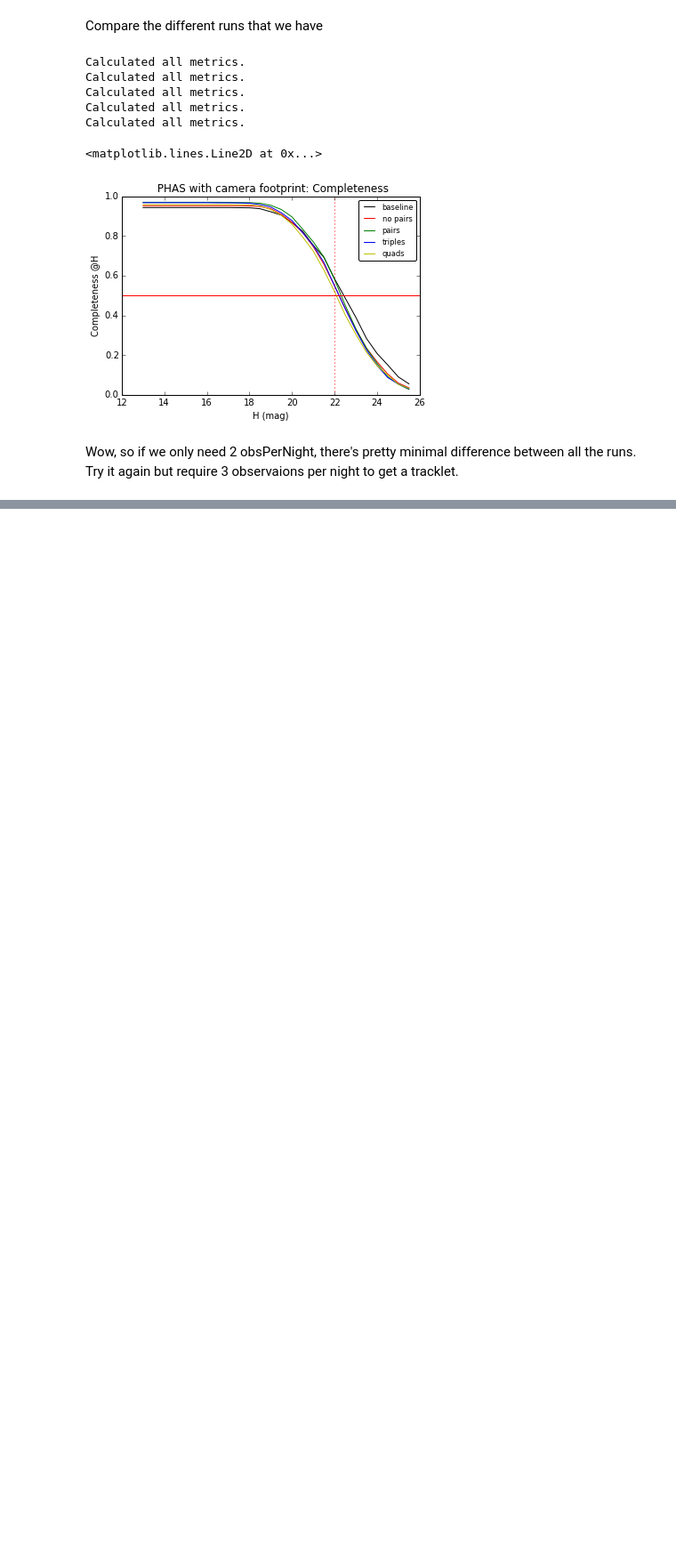
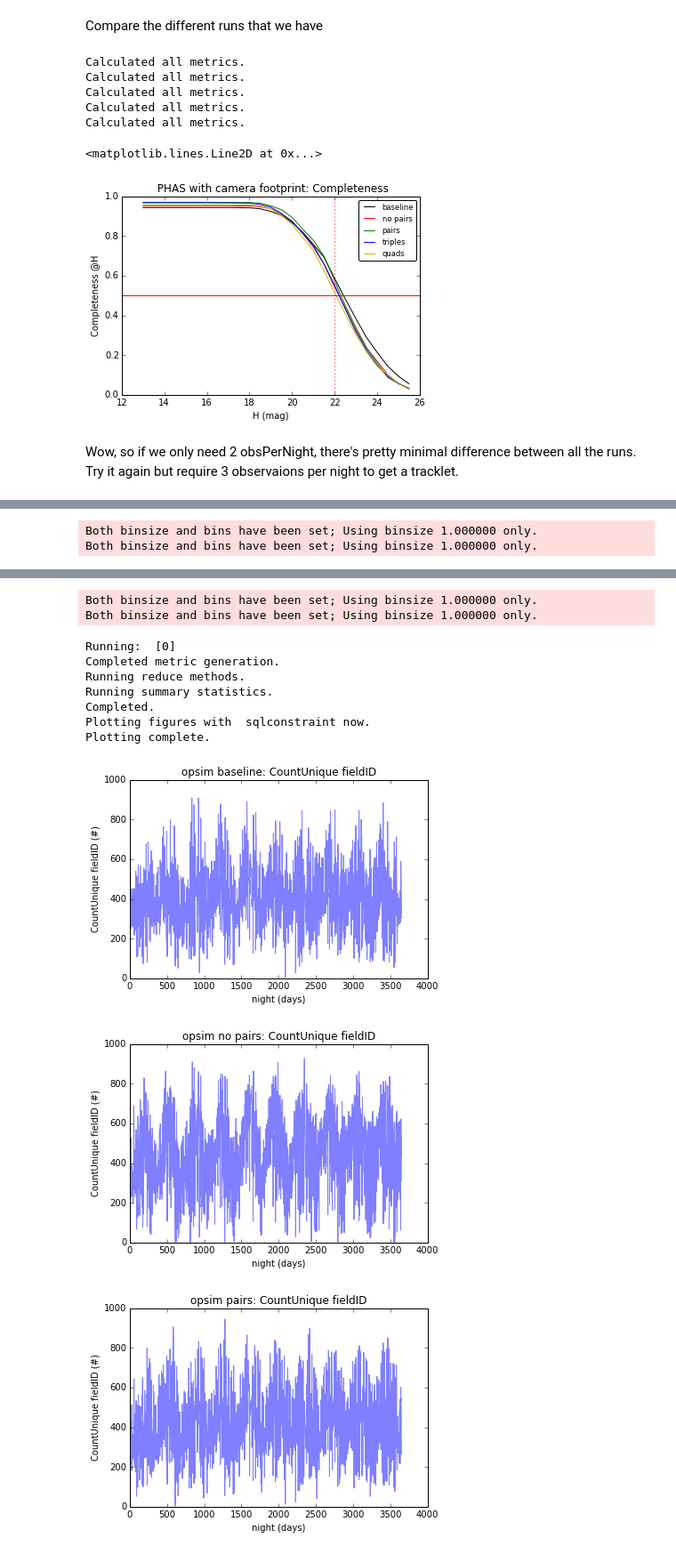
Before and after one commit to yoachim/MafSSO, a Jupyter notebook: Compare Pairs Tripples Quads.ipynb, the cells around one changed output, grey strips where cells are left out. Shown at 89% size. Drawn from its saved outputs; the diff is of its cells as text; code cells hidden in the pictures; blank space fills up the shorter version.

```diff
--- a/Compare Pairs Tripples Quads.ipynb
+++ b/Compare Pairs Tripples Quads.ipynb
@@ -91,0 +130,20 @@ Calculated all metrics.
+# %%
+# Look at how many unique fields are observed each night
+bundleList = []
+slicer = slicers.OneDSlicer(sliceColName='night', binsize=1)
+sql=''
+resultsDb = db.ResultsDb(outDir=outDir)
+
+for runName in runs:
+    metadata=labelDict[runName]
+    opsdb = db.OpsimDatabase('/Users/yoachim/Scratch/Opsim_sqlites/'+runName+'_sqlite.db')
+    metric = metrics.CountUniqueMetric(col='fieldID')
+    summaryStats = [metrics.MedianMetric()]
+    bundle = metricBundles.MetricBundle(metric,slicer,sql, summaryMetrics=summaryStats,
+                                       metadata=metadata)
+    bundleList.append(bundle)
+    group = metricBundles.MetricBundleGroup({0:bundle}, opsdb,
+                                            outDir=outDir, resultsDb=resultsDb)
+    group.runAll()
+    group.plotAll(closefigs=False)
+# %% [output]
@@ -91,0 +170,2 @@ Calculated all metrics.
+Both binsize and bins have been set; Using binsize 1.000000 only.
+Both binsize and bins have been set; Using binsize 1.000000 only.
@@ -91,0 +190,12 @@ Calculated all metrics.
+Both binsize and bins have been set; Using binsize 1.000000 only.
+Both binsize and bins have been set; Using binsize 1.000000 only.
+Running:  [0]
+Completed metric generation.
+Running reduce methods.
+Running summary statistics.
+Completed.
+Plotting figures with  sqlconstraint now.
+Plotting complete.
+[figure, added]
+[figure, added]
+[figure, added]
```
Also changed, not shown: parts of 5 cells of this notebook.
